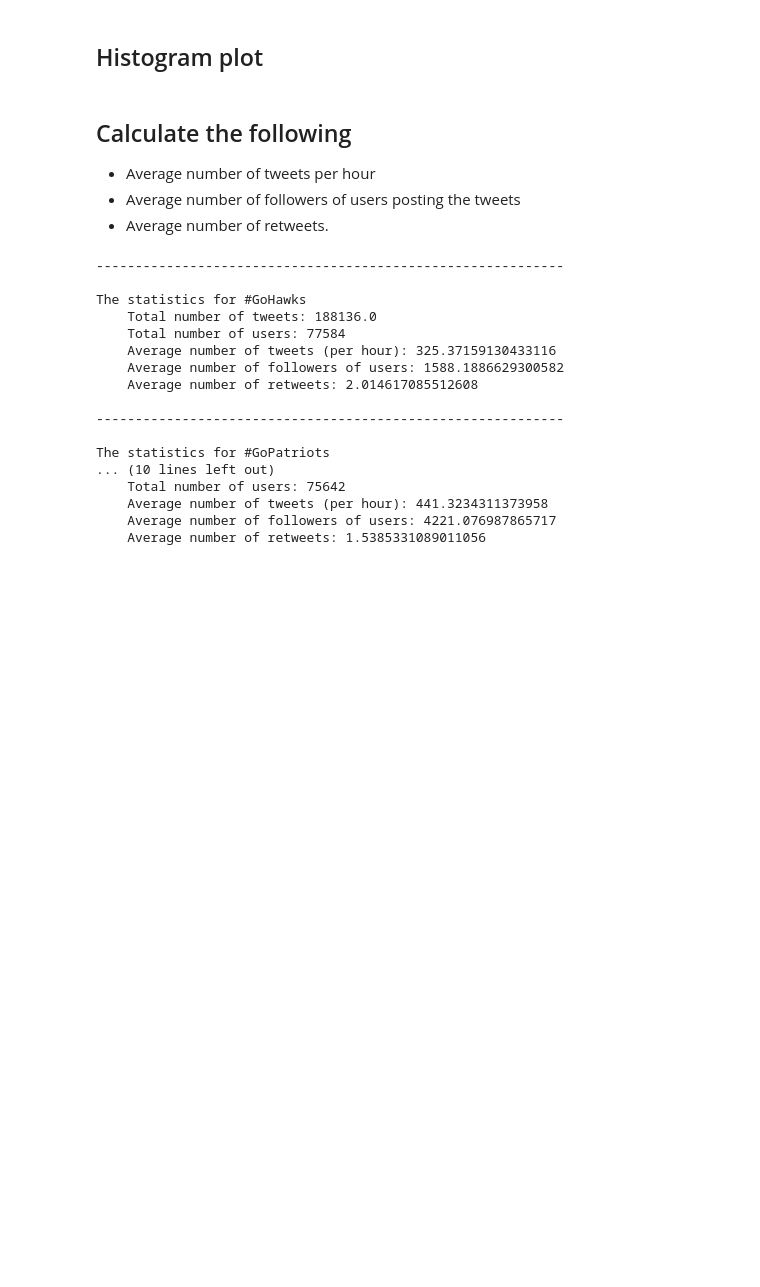
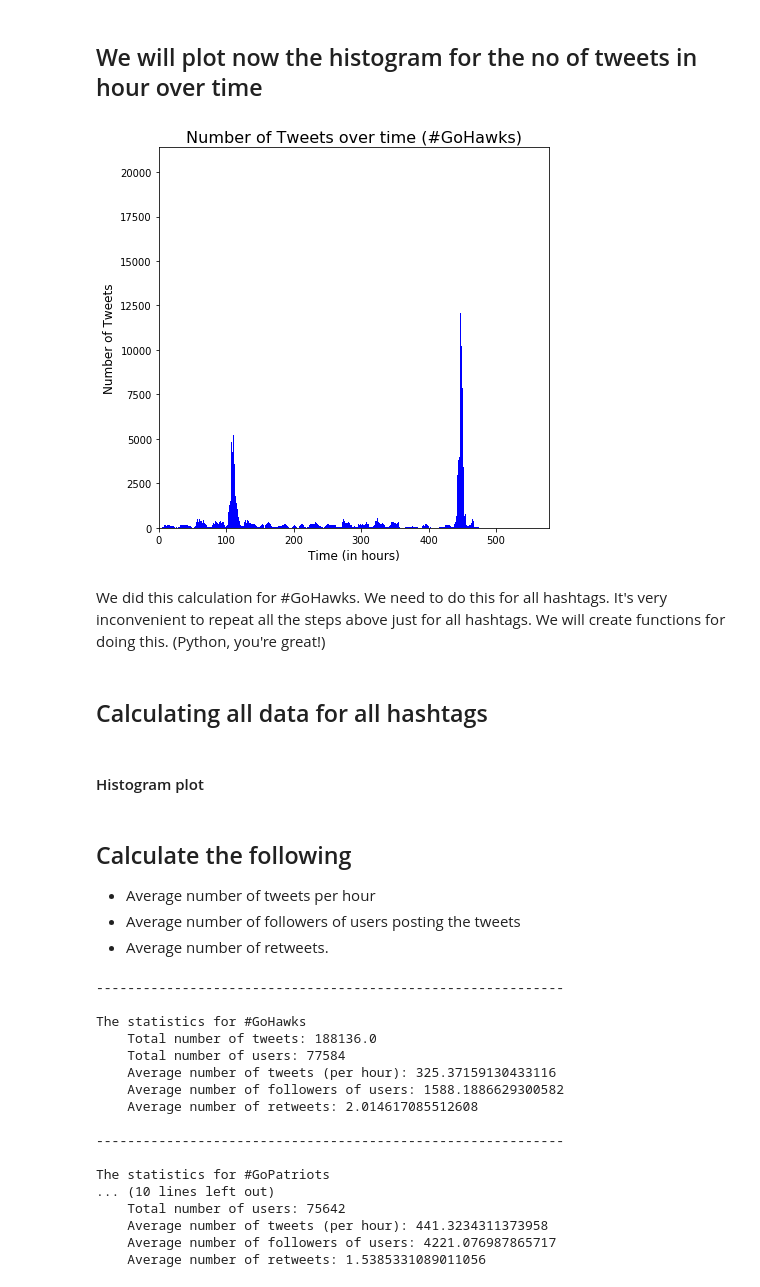
Before and after one commit to OmkarMehta/Popularity-Prediction-on-Twitter, a Jupyter notebook: Part_1.ipynb, the cells around one changed output. Cells and saved outputs as stored; diff of their text form; code cells hidden in the pictures; blank space fills up the shorter version.

Commit message:
Preparing data and Data analysis

```diff
--- a/Part_1.ipynb
+++ b/Part_1.ipynb
@@ -11,0 +106,21 @@ import matplotlib.pyplot as plt
+# %%
+#Creating list for time_stamps, no of followers, no of retweets. Dict for followers of users.
+time_stamps = []
+no_of_followers = []
+no_of_retweets = []
+followers_of_users = dict([])
+# %%
+file_in = open('./Training_data/'+hashtag_dictionary['#GoHawks'], encoding="utf8")
+for line in file_in:
+        tr_data = json.loads(line)
+        time_stamps.append(tr_data['citation_date'])
+        no_of_followers.append(tr_data['author']['followers'])
+        no_of_retweets.append(tr_data['metrics']['citations']['total'])
+
+        username = tr_data['author']['nick']
+        if username in followers_of_users:
+            followers_of_users[username].append(tr_data['author']['followers'])
+        else:
+            followers_of_users[username] = [tr_data['author']['followers']]
+
+file_in.close()
@@ -12,5 +162,30 @@ import matplotlib.pyplot as plt
+# %% [markdown]
+## We will plot now the histogram for the no of tweets in hour over time
+# %%
+no_of_hours = int((max(time_stamps)-min(time_stamps))/3600+1)
+hourly_tweet_count = [0] * no_of_hours
+# %%
+## We want to get the data of no of tweets per hour.
+start_time = min(time_stamps)
+for time_stamp in time_stamps:
+    hourly_tweet_count[int((time_stamp-start_time)/3600)] += 1
+# %%
+plt.figure(figsize = (7,7))
+plt.bar([i for i in range(0,len(hourly_tweet_count))], hourly_tweet_count, 1, align='edge', color = 'blue') #height = hourly_tweet_count, width = 1
+no_of_hours_passed = float(max(time_stamps)-min(time_stamps))/3600.0
+plt.axis([0,no_of_hours_passed+1,0,int(max(hourly_tweet_count)*1.03)])
+plt.xlabel('Time (in hours)', fontsize = 12)
+plt.ylabel('Number of Tweets', fontsize = 12)
+plt.title('Number of Tweets over time (' + '#GoHawks' + ')', fontsize = 16)
+plt.show()
+# %% [output]
+[figure, added]
+# %% [markdown]
+We did this calculation for #GoHawks. We need to do this for all hashtags. It's very inconvenient to repeat all the steps above just for all hashtags. We will create functions for doing this. (Python, you're great!)
+# %% [markdown]
+## Calculating all data for all hashtags
 # %% [markdown]
-## Histogram plot
+#### Histogram plot
 # %%
 #-----------------------------Function to plot histogram-----------------------
 def histogram(time_stamps, hashtag):
```
Also changed, not shown: parts of 20 cells of this notebook.
